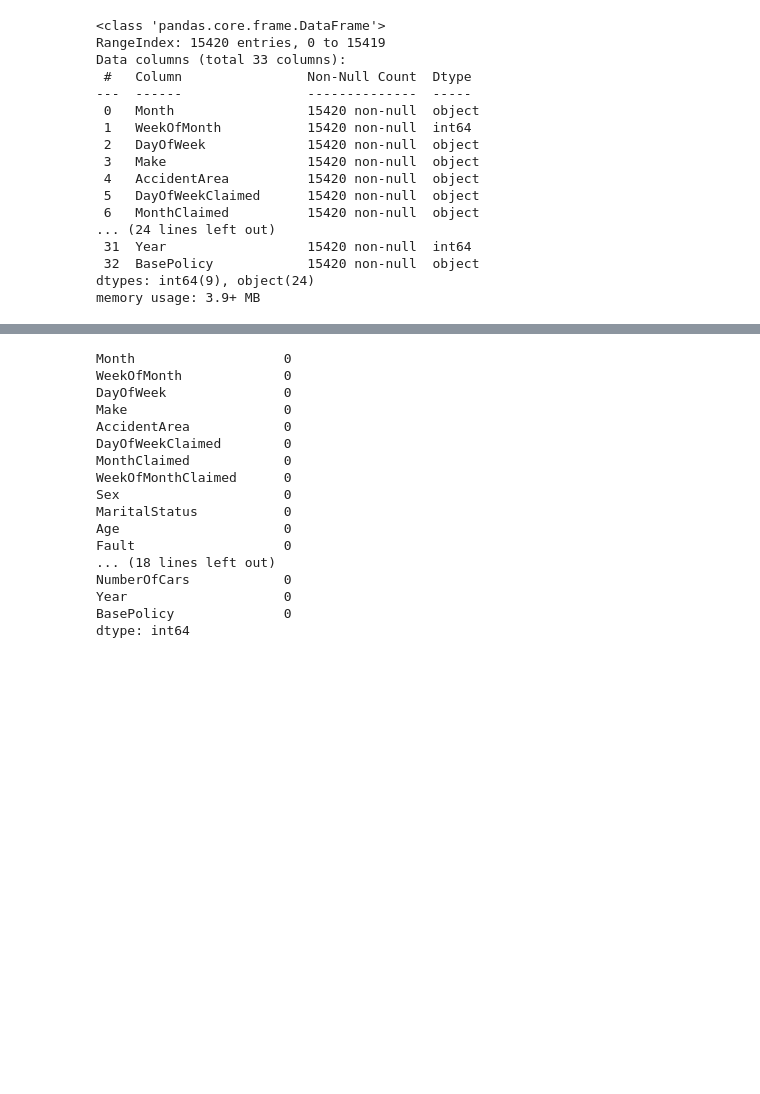
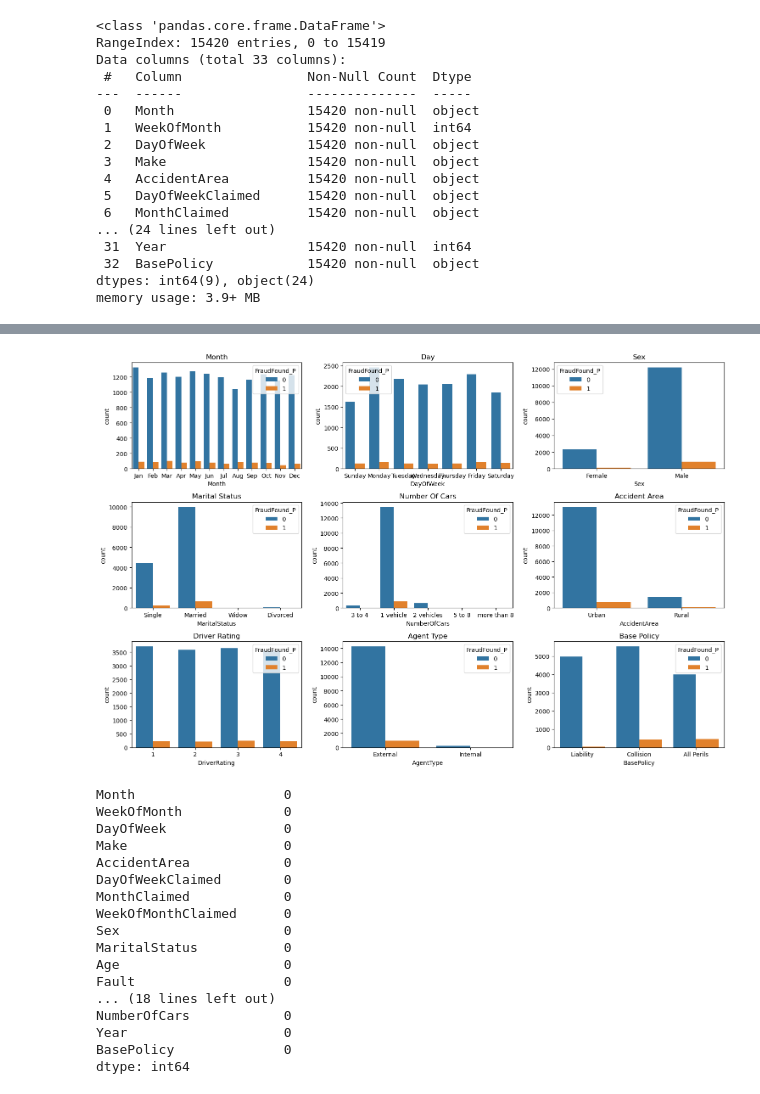
Before and after one commit to RSSST/Research, a Jupyter notebook: modellingCode.ipynb, the cells around one changed output, grey strips where cells are left out. Drawn from its saved outputs; the diff is of its cells as text; code cells hidden in the pictures; blank space fills up the shorter version.

```diff
--- a/modellingCode.ipynb
+++ b/modellingCode.ipynb
@@ -50,3 +67,36 @@ memory usage: 3.9+ MB
+# %%
+fig, ax = plt.subplots(3,3, figsize=(15,10))
+sns.countplot(data=df, x='Month', hue='FraudFound_P', order=['Jan','Feb','Mar','Apr','May','Jun','Jul','Aug','Sep','Oct','Nov','Dec'], ax=ax[0][0])
+ax[0][0].set_title('Month')
+
+sns.countplot(data=df, x='DayOfWeek', hue='FraudFound_P', order=['Sunday','Monday','Tuesday','Wednesday','Thursday','Friday','Saturday'], ax=ax[0][1])
+ax[0][1].set_title('Day')
+
+sns.countplot(data=df, x='Sex', hue='FraudFound_P', ax=ax[0][2])
+ax[0][2].set_title('Sex')
+
+sns.countplot(data=df, x='MaritalStatus', hue='FraudFound_P', ax=ax[1][0])
+ax[1][0].set_title('Marital Status')
+
+sns.countplot(data=df, x='NumberOfCars', hue='FraudFound_P', ax=ax[1][1])
+ax[1][1].set_title('Number Of Cars')
+
+sns.countplot(data=df, x='AccidentArea', hue='FraudFound_P', ax=ax[1][2])
+ax[1][2].set_title('Accident Area')
+
+sns.countplot(data=df, x='DriverRating', hue='FraudFound_P', ax=ax[2][0])
+ax[2][0].set_title('Driver Rating')
+
+sns.countplot(data=df, x='AgentType', hue='FraudFound_P', ax=ax[2][1])
+ax[2][1].set_title('Agent Type')
+
+sns.countplot(data=df, x='BasePolicy', hue='FraudFound_P', ax=ax[2][2])
+ax[2][2].set_title('Base Policy')
+
+
+plt.tight_layout()
+# %% [output]
+[figure, added]
 # %%
 df.isnull().sum()
 # %% [output]
```
Also changed, not shown: parts of 23 cells of this notebook.
